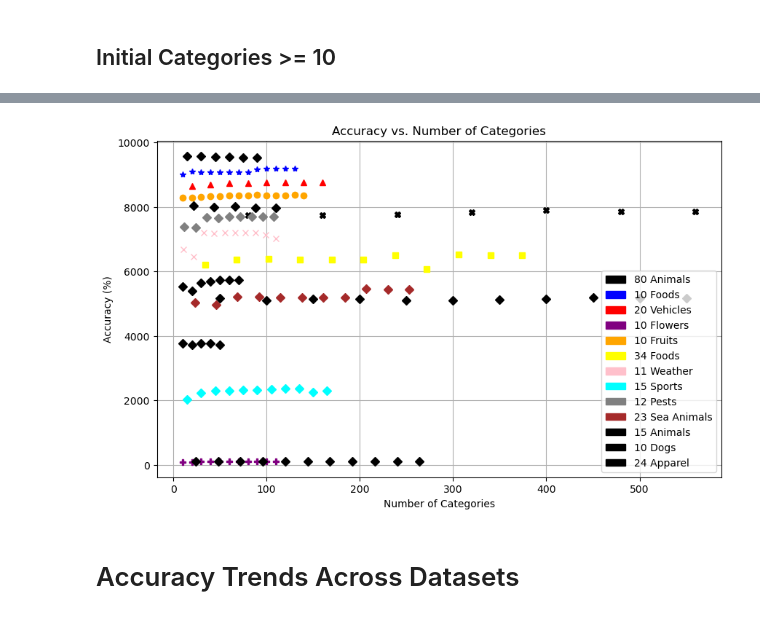
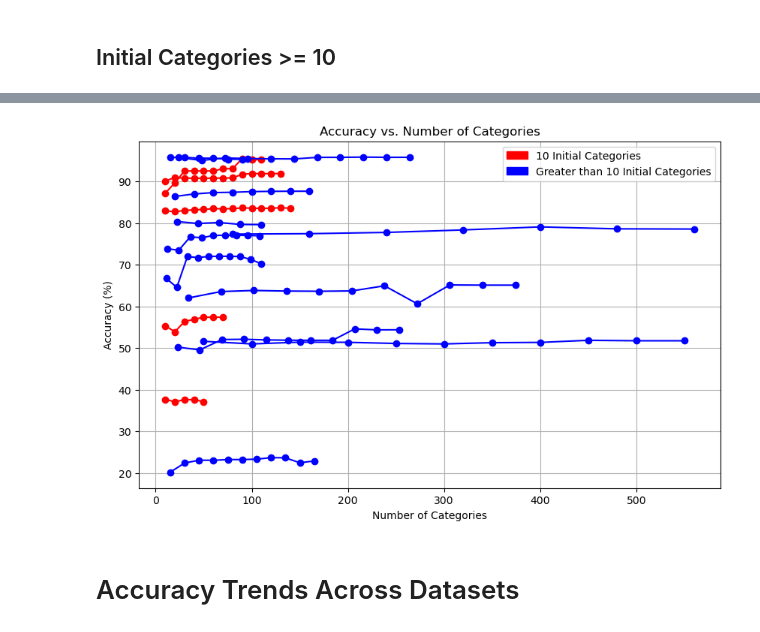
Before and after one commit to Pomu-io/CLIP_category_singularity, a Jupyter notebook: Tested_Datasets_and_Graphing/Analysis_Without_ImagePicture_Of.ipynb, the cells around one changed output, grey strips where cells are left out. Drawn from its saved outputs; the diff is of its cells as text; code cells hidden in the pictures.

```diff
--- a/Tested_Datasets_and_Graphing/Analysis_Without_ImagePicture_Of.ipynb
+++ b/Tested_Datasets_and_Graphing/Analysis_Without_ImagePicture_Of.ipynb
@@ -269,7 +240,7 @@ def car_accuracy(csv_path, dictionary):
 
     print(f"{accuracy}%")
 
-    return round(accuracy * 100, 2)
+    return round(accuracy, 2)
 # %% [markdown]
 # Dictionaries
 # %% [markdown]
@@ -4431,9 +4403,9 @@ print(", ".join([value for values in SA92.values() for value in values]))
 # %% [output]
 Seahorse, Seahorses, Large Seahorse, Large Seahorses, Nudibranch, Nudibranchss, Large Nudibranchs, Large Nudibranchss, Sea Urchin, Sea Urchinss, Large Sea Urchins, Large Sea Urchinss, Octopus, Octopus ...
 # %%
-SA115 = {key: value + [f"Small {key}"] for key, value in SA92.items()}
+San15 = {key: value + [f"Small {key}"] for key, value in SA92.items()}
 
-print(", ".join([value for values in SA115.values() for value in values]))
+print(", ".join([value for values in San15.values() for value in values]))
 
 # print(car_accuracy("WithoutIP/seaAnimals105/SA105.csv", SA105))
 # %% [output]
@@ -6285,11 +6281,11 @@ animals64_accList = [an64_acc, an128_acc, an192_acc, an256_acc, an320_acc, an384
 # %% [markdown]
 ## Append Acc Function
 # %%
-def append_accuracies(category_counts, label, color, marker):
+def append_accuracies(category_counts, label, color):
     amount_categories = []
     accuracies = []
 
-    # Calculate accuracy for each category count
+    # Extract data points
     for count, accuracy in category_counts.items():
         if isinstance(accuracy, list):
             for each in accuracy:
@@ -6299,11 +6295,8 @@ def append_accuracies(category_counts, label, color, marker):
             amount_categories.append(count)
             accuracies.append(accuracy)
 
-    # Debug print
-    print(len(amount_categories), len(accuracies))
-
-    # Plot data with the specified label and color
-    plt.plot(amount_categories, accuracies, marker=marker, linestyle='None', color=color, label=label)
+    # Plot with dots and connected lines
+    plt.plot(amount_categories, accuracies, marker='o', linestyle='-', color=color, label=label)
 # %% [markdown]
 ## Graphs < 10
 # %%
@@ -6348,45 +6341,31 @@ plt.legend()
 
 #Calling function
 # append_accuracies(veg_counts,"Vegetables15", "green", "D")
-append_accuracies(animal80_counts,"Animal80", "black", "X")
-append_accuracies(food10_counts, "food10", "blue", "*" )
-append_accuracies(v20_counts,"Vehicle20", "red", "^")
-append_accuracies(flowers10_counts, "flowers10", "purple", "P")
-append_accuracies(fruits10_counts, "fruits10", "orange", "o")
-append_accuracies(food34_counts, "food34", "yellow", "s")
-append_accuracies(weather11_counts, "weather11", "pink", "x")
-append_accuracies(sports15_counts, "sports15", "cyan", "D")
-append_accuracies(seaAnimals23_counts, "seaAnimals23", "brown", "D")
-append_accuracies(pests12_counts, "pests12", "grey", "D")
-append_accuracies(animals15_counts, "animal15", "black", "D")
-append_accuracies(dog10_counts, "dog10", "black", "D")
-append_accuracies(apparel24_counts, "apparel24", "black", "D")
-append_accuracies(car50_counts, "car50", "black", "D")
-append_accuracies(reptiles10_counts, "reptiles10", "black", "D")
-append_accuracies(sports22_counts, "sports22", "black", "D")
+append_accuracies(animal80_counts,"Animal80", "blue")
+append_accuracies(food10_counts, "food10", "red" )
+append_accuracies(v20_counts,"Vehicle20", "blue")
+append_accuracies(flowers10_counts, "flowers10", "red")
+append_accuracies(fruits10_counts, "fruits10", "red")
+append_accuracies(food34_counts, "food34", "blue")
+append_accuracies(weather11_counts, "weather11", "blue")
+append_accuracies(sports15_counts, "sports15", "blue")
+append_accuracies(seaAnimals23_counts, "seaAnimals23", "blue")
+append_accuracies(pests12_counts, "pests12", "blue")
+append_accuracies(animals15_counts, "animal15", "blue")
+append_accuracies(dog10_counts, "dog10", "red")
+append_accuracies(apparel24_counts, "apparel24", "blue")
+append_accuracies(car50_counts, "car50", "blue")
+append_accuracies(reptiles10_counts, "reptiles10", "red")
+append_accuracies(sports22_counts, "sports22", "blue")
+
+
+
 
 # veg_patch = mpatches.Patch(color='green', label='15 Vegetables')
-a80_patch = mpatches.Patch(color='black', label='80 Animals')
-f10_patch = mpatches.Patch(color = 'blue', label='10 Foods')
-v20_patch = mpatches.Patch(color = 'red', label='20 Vehicles')
-fl10_patch = mpatches.Patch(color = 'purple', label='10 Flowers')
-fruits10_patch = mpatches.Patch(color = 'orange', label='10 Fruits')
-food34_patch = mpatches.Patch(color = 'yellow', label='34 Foods')
-weather11_patch = mpatches.Patch(color = 'pink', label='11 Weather')
-sports15_patch = mpatches.Patch(color = 'cyan', label='15 Sports')
-seaAnimals23_patch = mpatches.Patch(color = 'brown', label='23 Sea Animals')
-Pest12_patch = mpatches.Patch(color = 'grey', label='12 Pests')
-Animal15_patch = mpatches.Patch(color= 'black', label='15 Animals')
-Dog10_patch = mpatches.Patch(color= 'black', label='10 Dogs')
-Apparel24_patch = mpatches.Patch(color= 'black', label='24 Apparel')
-Car50_patch = mpatches.Patch(color= 'black', label='50 Cars')
-Reptiles10_patch = mpatches.Patch(color= 'black', label='10 Reptiles')
-Sports22_patch = mpatches.Patch(color= 'black', label='22 Sports')
+a80_patch = mpatches.Patch(color='red', label='10 Initial Categories')
+f10_patch = mpatches.Patch(color = 'blue', label='Greater than 10 Initial Categories')
 
-plt.legend(handles=[a80_patch, f10_patch, v20_patch, fl10_patch,
-                    fruits10_patch, food34_patch, weather11_patch, sports15_patch,
-                    Pest12_patch, seaAnimals23_patch, Animal15_patch, Dog10_patch
-                    , Apparel24_patch])
+plt.legend(handles=[a80_patch, f10_patch])
 
 #Axis ranges
 # plt.xlim(0, 80)
@@ -6413,4 +6376,4 @@ plt.show()
-[figure, old version]
+[figure, new version]
 # %% [markdown]
 # Accuracy Trends Across Datasets
 # %%
```
Also changed, not shown: parts of 102 cells of this notebook, 26 other files.
